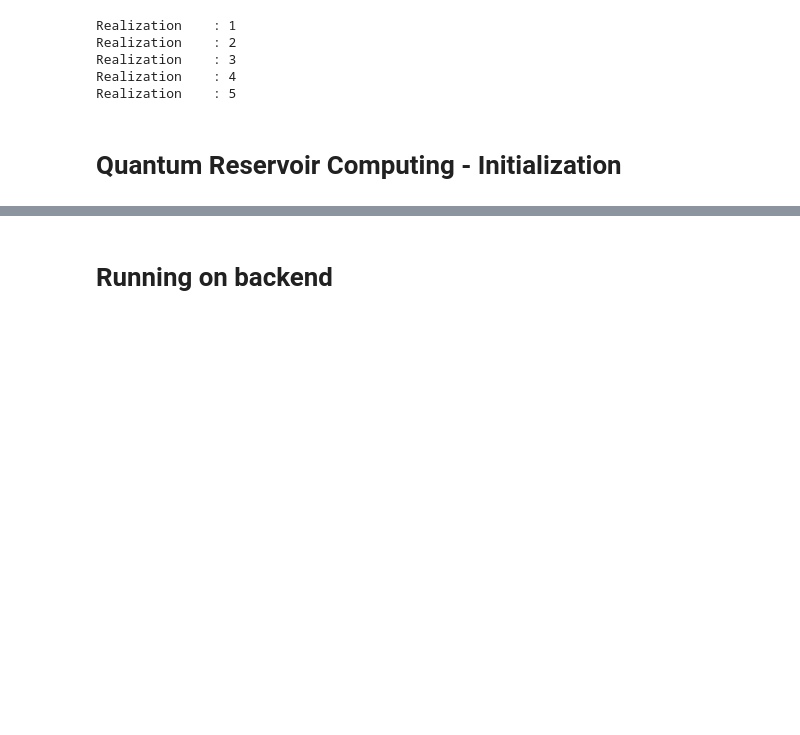
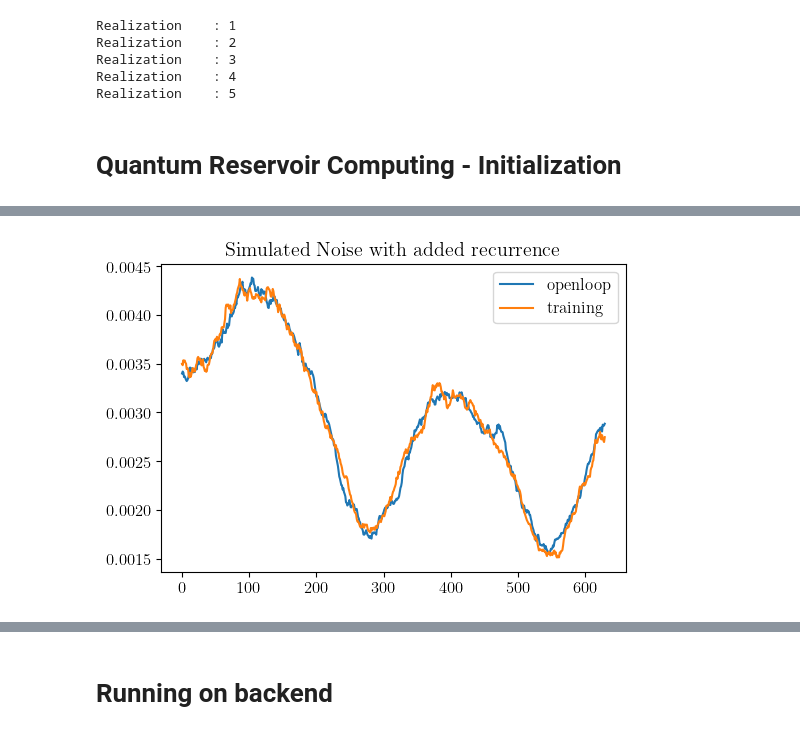
Before and after one commit to MagriLab/RF_QRC, a Jupyter notebook: src/Notebook_hardware.ipynb, the cells around one changed output, grey strips where cells are left out. Cells and saved outputs as stored; diff of their text form; code cells hidden in the pictures; blank space fills up the shorter version.

```diff
--- a/src/Notebook_hardware.ipynb
+++ b/src/Notebook_hardware.ipynb
@@ -400,3 +534,41 @@ qu_ensemble   = 1
+# %%
+epsilon_q = 0.05
+shots = 10000
+RR_open = np.zeros([R_open.shape[0],R_open.shape[1]])
+RR_train = np.zeros([R_open.shape[0],R_open.shape[1]])
+
+for x in range(R_open.shape[1]):
+    prob_tilde = R_open[:,x]
+
+    if x>0:
+        prob_neweps = (1-epsilon_q)*RR_open[:,x-1]+epsilon_q*prob_tilde # including epsilon_q/leaking rate
+    else:
+        prob_neweps = prob_tilde
+
+    RR_open[:,x] = prob_neweps
+
+
+for x in range(R_open.shape[1]):
+    prob_tilde = R_train[:,x]
+
+    if x>0:
+        prob_neweps = (1-epsilon_q)*RR_train[:,x-1]+epsilon_q*prob_tilde # including epsilon_q/leaking rate
+    else:
+        prob_neweps = prob_tilde
+
+    RR_train[:,x] = prob_neweps
+# %%
+plt.rcParams['text.usetex'] = True
+plt.rcParams["figure.figsize"] = (6,4)
+plt.rcParams["font.size"] = 12
+
+plt.plot(RR_open[1000,:].T,label='openloop')
+plt.plot(RR_train[1000,:].T,label='training')
+plt.title('Simulated Noise with ''added'' recurrence')
+plt.legend()
+plt.show()
+# %% [output]
+[figure, added]
 # %%
 import pickle
 
```
Also changed, not shown: parts of 41 cells of this notebook, 2 other files.
